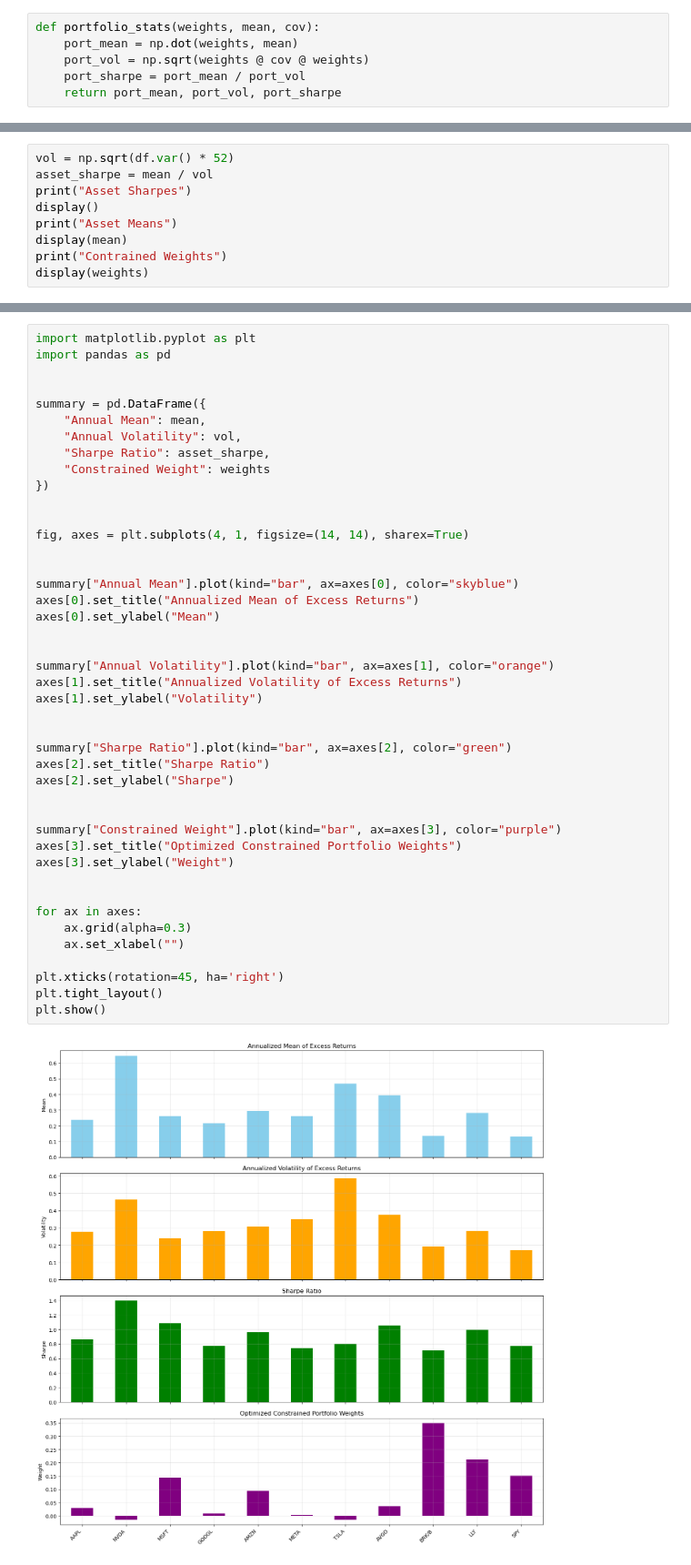
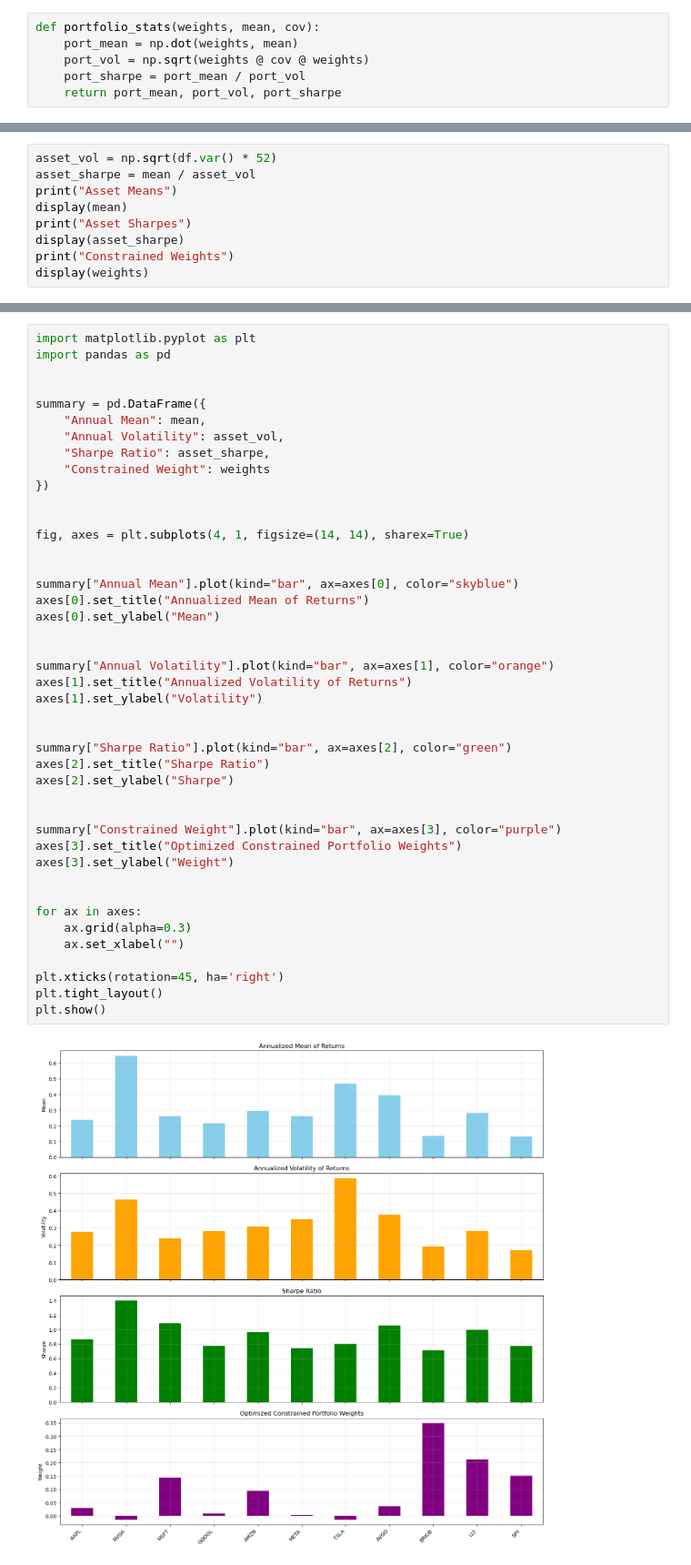
Before and after one commit to sidsahacodes/finm36700, a Jupyter notebook: HW2/ConstrainedOpti.ipynb, the cells around one changed output, grey strips where cells are left out. Shown at 91% size. Saved outputs shown, nothing was run; the diff lists cells and outputs as text.

```diff
--- a/HW2/ConstrainedOpti.ipynb
+++ b/HW2/ConstrainedOpti.ipynb
@@ -71,12 +71,12 @@ Portfolio Volatlity
 'Portfolio Sharpe'
 1.2129360893449832
 # %%
-vol = np.sqrt(df.var() * 52)
-asset_sharpe = mean / vol
-print("Asset Sharpes")
-display()
+asset_vol = np.sqrt(df.var() * 52)
+asset_sharpe = mean / asset_vol
 print("Asset Means")
 display(mean)
-print("Contrained Weights")
+print("Asset Sharpes")
+display(asset_sharpe)
+print("Constrained Weights")
 display(weights)
 # %% [output]
@@ -114,7 +126,7 @@ import pandas as pd
 
 summary = pd.DataFrame({
     "Annual Mean": mean,
-    "Annual Volatility": vol,
+    "Annual Volatility": asset_vol,
     "Sharpe Ratio": asset_sharpe,
     "Constrained Weight": weights
 })
@@ -122,33 +134,33 @@ summary = pd.DataFrame({
 
 fig, axes = plt.subplots(4, 1, figsize=(14, 14), sharex=True)
 
 
 summary["Annual Mean"].plot(kind="bar", ax=axes[0], color="skyblue")
-axes[0].set_title("Annualized Mean of Excess Returns")
+axes[0].set_title("Annualized Mean of Returns")
 axes[0].set_ylabel("Mean")
 
 
 summary["Annual Volatility"].plot(kind="bar", ax=axes[1], color="orange")
-axes[1].set_title("Annualized Volatility of Excess Returns")
+axes[1].set_title("Annualized Volatility of Returns")
 axes[1].set_ylabel("Volatility")
 
 
 summary["Sharpe Ratio"].plot(kind="bar", ax=axes[2], color="green")
 axes[2].set_title("Sharpe Ratio")
 axes[2].set_ylabel("Sharpe")
 
 
 summary["Constrained Weight"].plot(kind="bar", ax=axes[3], color="purple")
 axes[3].set_title("Optimized Constrained Portfolio Weights")
 axes[3].set_ylabel("Weight")
 
 
 for ax in axes:
     ax.grid(alpha=0.3)
     ax.set_xlabel("")
 
 plt.xticks(rotation=45, ha='right')
 plt.tight_layout()
 plt.show()
 # %% [output]
-[figure, old version]
+[figure, new version]
```
Also changed, not shown: parts of 4 cells of this notebook, 2 other files.
